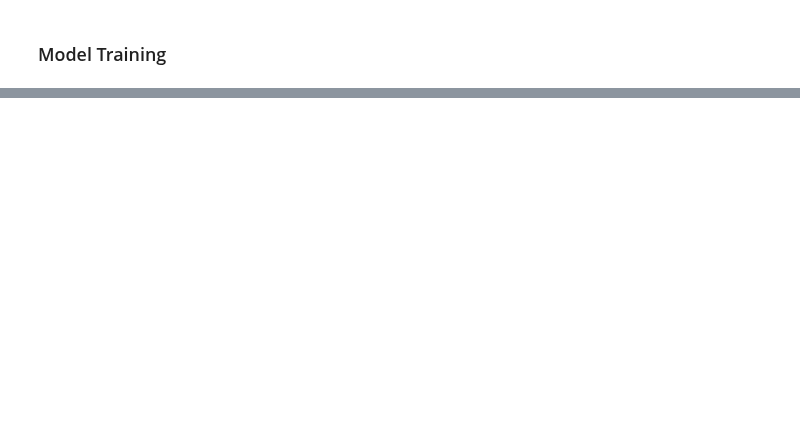
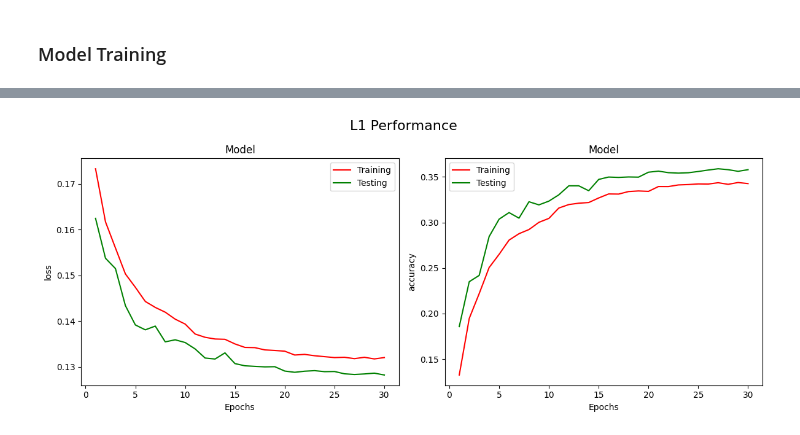
Before and after one commit to SustechSTA303/STA303-Assignment01, a Jupyter notebook: Assignment01.ipynb, the cells around one changed output, grey strips where cells are left out. Saved outputs shown, nothing was run; the diff lists cells and outputs as text; code cells hidden in the pictures; blank space fills up the shorter version.

```diff
--- a/Assignment01.ipynb
+++ b/Assignment01.ipynb
@@ -118,0 +97,6 @@ criterion =
+# %%
+## for loss_type, use 0 for L1Loss; use 1 for CrossEntropyLoss; use 2 for FocalLoss.
+## gamma for FocalLoss.
+loss_types = ['L1Loss','CrossEntropyLoss','FocalLoss_0.5','FocalLoss_2']
+evaluation = ['training_loss', 'training_acc', 'testing_loss', 'testing_acc']
+gamma = [0, 0.5, 2]
@@ -288,0 +346,31 @@ for i in range(len(class_names)):
+# %%
+def plot_model_info(model_data, title):
+    epochs = range(1, len(model_data[0][0]) + 1)
+    plt.figure(figsize=(12, 5))
+    plt.suptitle(title, fontsize=16)
+
+    for i in range(2):
+        plt.subplot(1, 2, i + 1)
+        plt.plot(epochs, model_data[i][0], 'r', label='Training')
+        plt.plot(epochs, model_data[i][1], 'g', label='Testing')
+        plt.title('Model')
+        plt.xlabel('Epochs')
+        if i == 0:
+            plt.ylabel('loss')
+        elif i == 1:
+            plt.ylabel('accuracy')
+        plt.legend()
+
+    plt.tight_layout()
+    fig=plt.gcf()
+    fig.savefig('./pic/' + title + '.png')
+    plt.show()
+# %%
+L1_data = [
+    (training_loss['L1Loss'], testing_loss['L1Loss']),
+    (training_acc['L1Loss'], testing_acc['L1Loss'])
+]
+
+plot_model_info(L1_data, 'L1 Performance')
+# %% [output]
+[figure, added]
```
Also changed, not shown: parts of 23 cells of this notebook, 5 other files.
